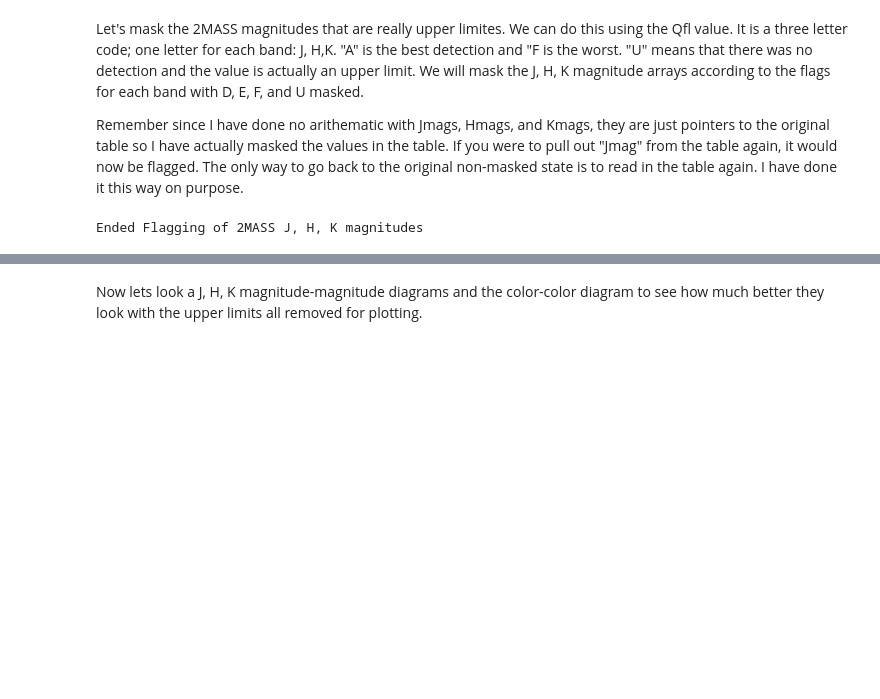
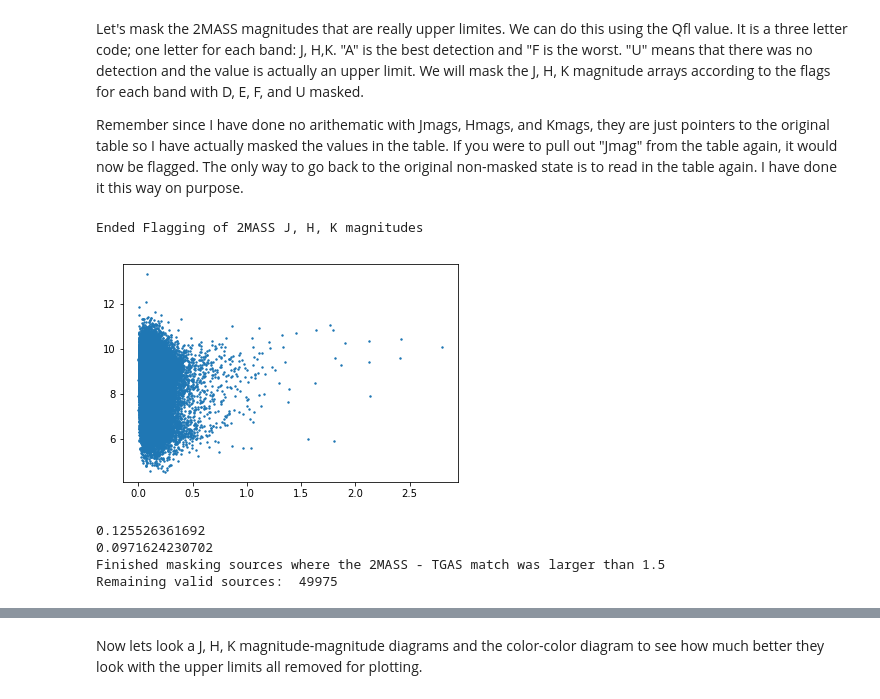
Before and after one commit to leemundy/GAIA, a Jupyter notebook: Work-Areas/lgm/notebooks/Making-SEDs.ipynb, the cells around one changed output, grey strips where cells are left out. Saved outputs shown, nothing was run; the diff lists cells and outputs as text; code cells hidden in the pictures; blank space fills up the shorter version.

```diff
--- a/Work-Areas/lgm/notebooks/Making-SEDs.ipynb
+++ b/Work-Areas/lgm/notebooks/Making-SEDs.ipynb
@@ -221,3 +199,25 @@ for i in range(0,len(QFlags)):
 print("Ended Flagging of 2MASS J, H, K magnitudes")
 # %% [output]
 Ended Flagging of 2MASS J, H, K magnitudes
+# %%
+plt.scatter(d1,Gmags,s=2.0)
+plt.show()
+print(np.mean(d1))
+print(np.std(d1))
+for i in range(0,len(d1)):
+    if(Source.mask[i] == False):
+        if(d1[i] > 1.5):
+            row = t1[i]
+            idx = row._index
+            cols = row._table.columns.values()
+            for col in cols:
+                col.mask[i] = True
+print("Finished masking sources where the 2MASS - TGAS match was larger than 1.5")
+Test = Source.compressed()
+print("Remaining valid sources: ",len(Test))
+# %% [output]
+[figure, added]
+0.125526361692
+0.0971624230702
+Finished masking sources where the 2MASS - TGAS match was larger than 1.5
+Remaining valid sources:  49975
```
Also changed, not shown: parts of 26 cells of this notebook.
